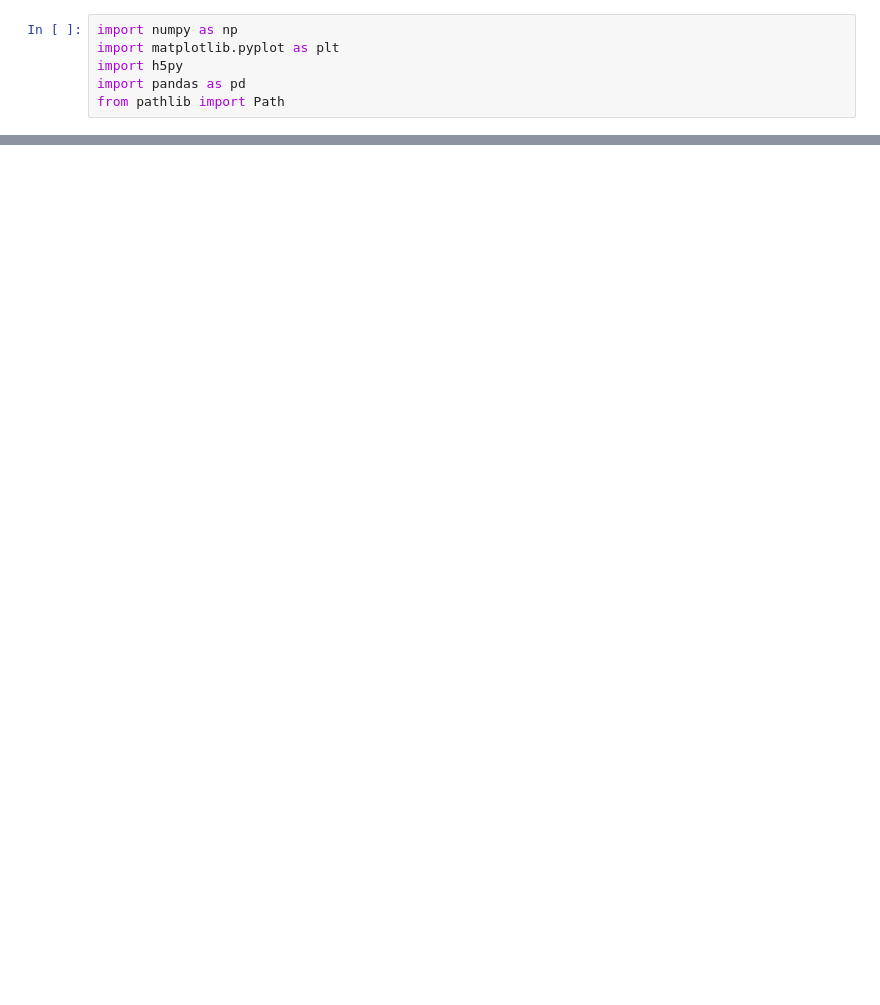
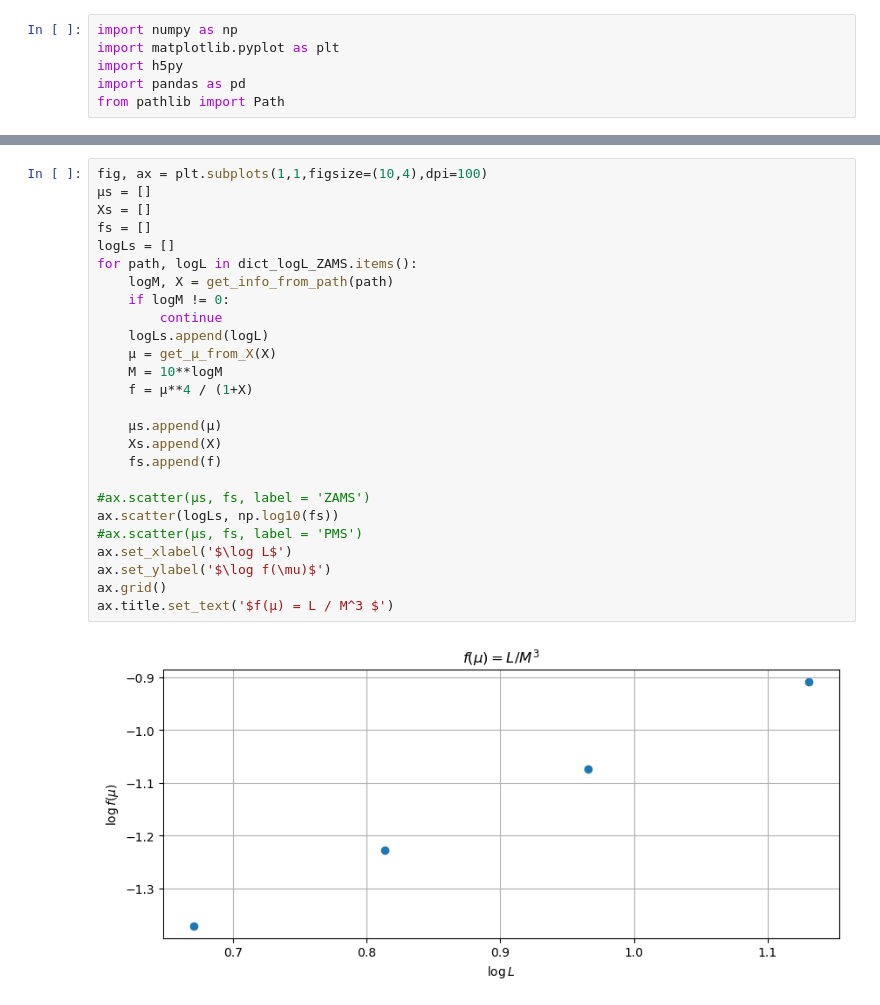
Before and after one commit to Jems-jl/Jems.jl, a Jupyter notebook: HomologyTesting/plots2.ipynb, the cells around one changed output, grey strips where cells are left out. Drawn from its saved outputs; the diff is of its cells as text; blank space fills up the shorter version.

```diff
--- a/HomologyTesting/plots2.ipynb
+++ b/HomologyTesting/plots2.ipynb
@@ -159,0 +201,28 @@ Text(0.5, 1.0, 'logL at fixed X = 0.7')
+# %%
+fig, ax = plt.subplots(1,1,figsize=(10,4),dpi=100)
+µs = []
+Xs = []
+fs = []
+logLs = []
+for path, logL in dict_logL_ZAMS.items():
+    logM, X = get_info_from_path(path)
+    if logM != 0:
+        continue
+    logLs.append(logL)
+    µ = get_µ_from_X(X)
+    M = 10**logM
+    f = µ**4 / (1+X)
+
+    µs.append(µ)
+    Xs.append(X)
+    fs.append(f)
+
+#ax.scatter(µs, fs, label = 'ZAMS')
+ax.scatter(logLs, np.log10(fs))
+#ax.scatter(µs, fs, label = 'PMS')
+ax.set_xlabel('$\log L$')
+ax.set_ylabel('$\log f(\mu)$')
+ax.grid()
+ax.title.set_text('$f(µ) = L / M^3 $')
+# %% [output]
+[figure, added]
```
Also changed, not shown: parts of 15 cells of this notebook, 1 other file.
